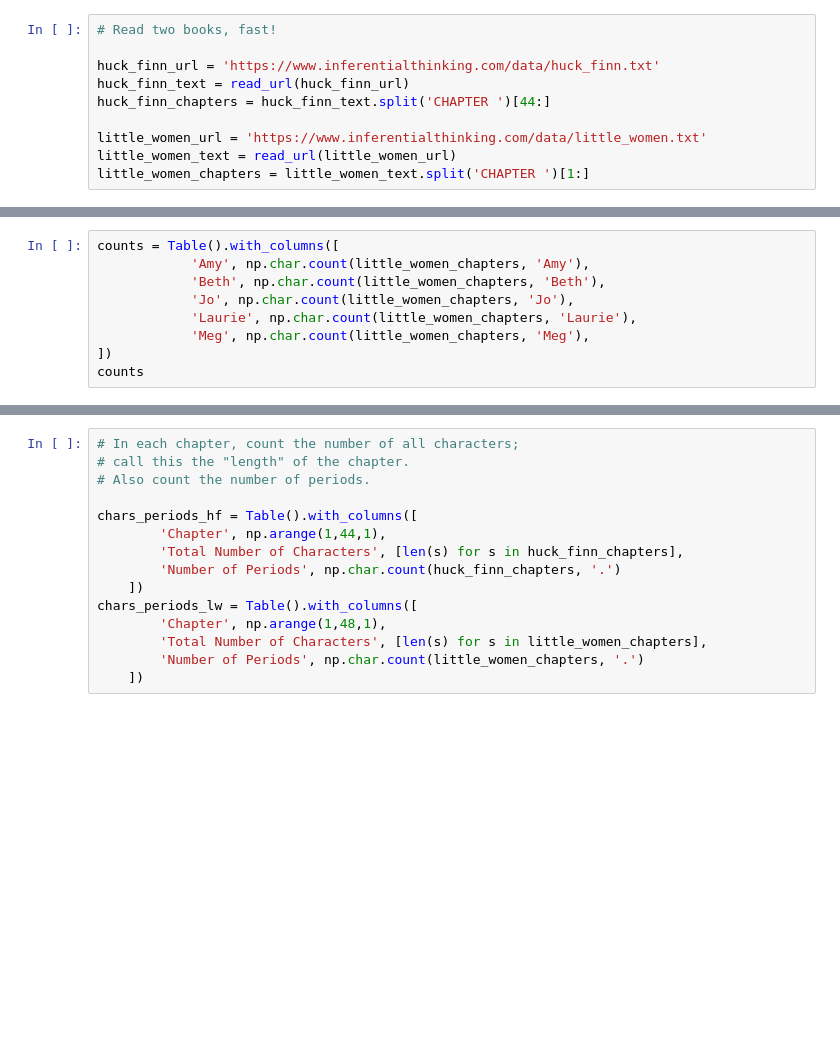
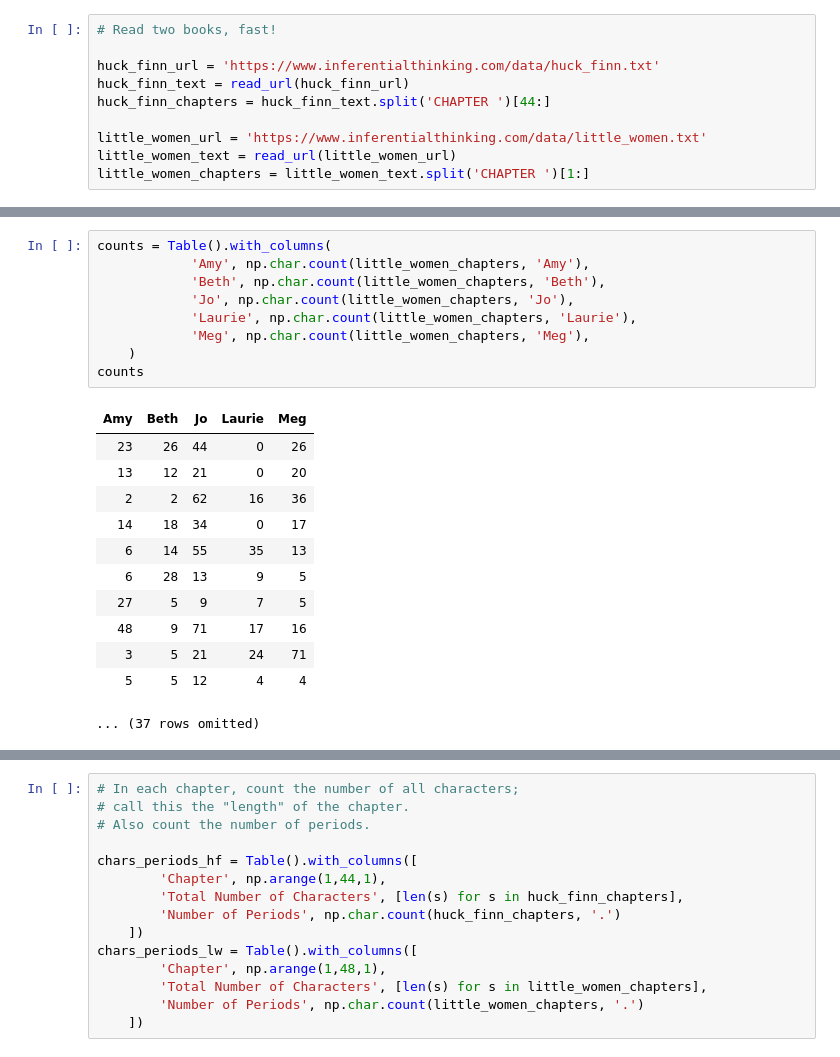
Before and after one commit to data-8/materials-sp19, a Jupyter notebook: lec/lec01.ipynb, the cells around one changed output, grey strips where cells are left out. Cells and saved outputs as stored; diff of their text form; blank space fills up the shorter version.

```diff
--- a/lec/lec01.ipynb
+++ b/lec/lec01.ipynb
@@ -38,12 +63,25 @@ plots.title('Cumulative Number of Times Name Appears');
 # %%
-counts = Table().with_columns([
+counts = Table().with_columns(
             'Amy', np.char.count(little_women_chapters, 'Amy'),
             'Beth', np.char.count(little_women_chapters, 'Beth'),
             'Jo', np.char.count(little_women_chapters, 'Jo'),
             'Laurie', np.char.count(little_women_chapters, 'Laurie'),
             'Meg', np.char.count(little_women_chapters, 'Meg'),
-])
+    )
 counts
+# %% [output]
+| Amy | Beth | Jo | Laurie | Meg |
+| 23 | 26 | 44 | 0 | 26 |
+| 13 | 12 | 21 | 0 | 20 |
+| 2 | 2 | 62 | 16 | 36 |
+| 14 | 18 | 34 | 0 | 17 |
+| 6 | 14 | 55 | 35 | 13 |
+| 6 | 28 | 13 | 9 | 5 |
+| 27 | 5 | 9 | 7 | 5 |
+| 48 | 9 | 71 | 17 | 16 |
+| 3 | 5 | 21 | 24 | 71 |
+| 5 | 5 | 12 | 4 | 4 |
+... (37 rows omitted)
 # %%
 # Plot the cumulative counts
 
```
Also changed, not shown: parts of 7 cells of this notebook, 1 other file.
